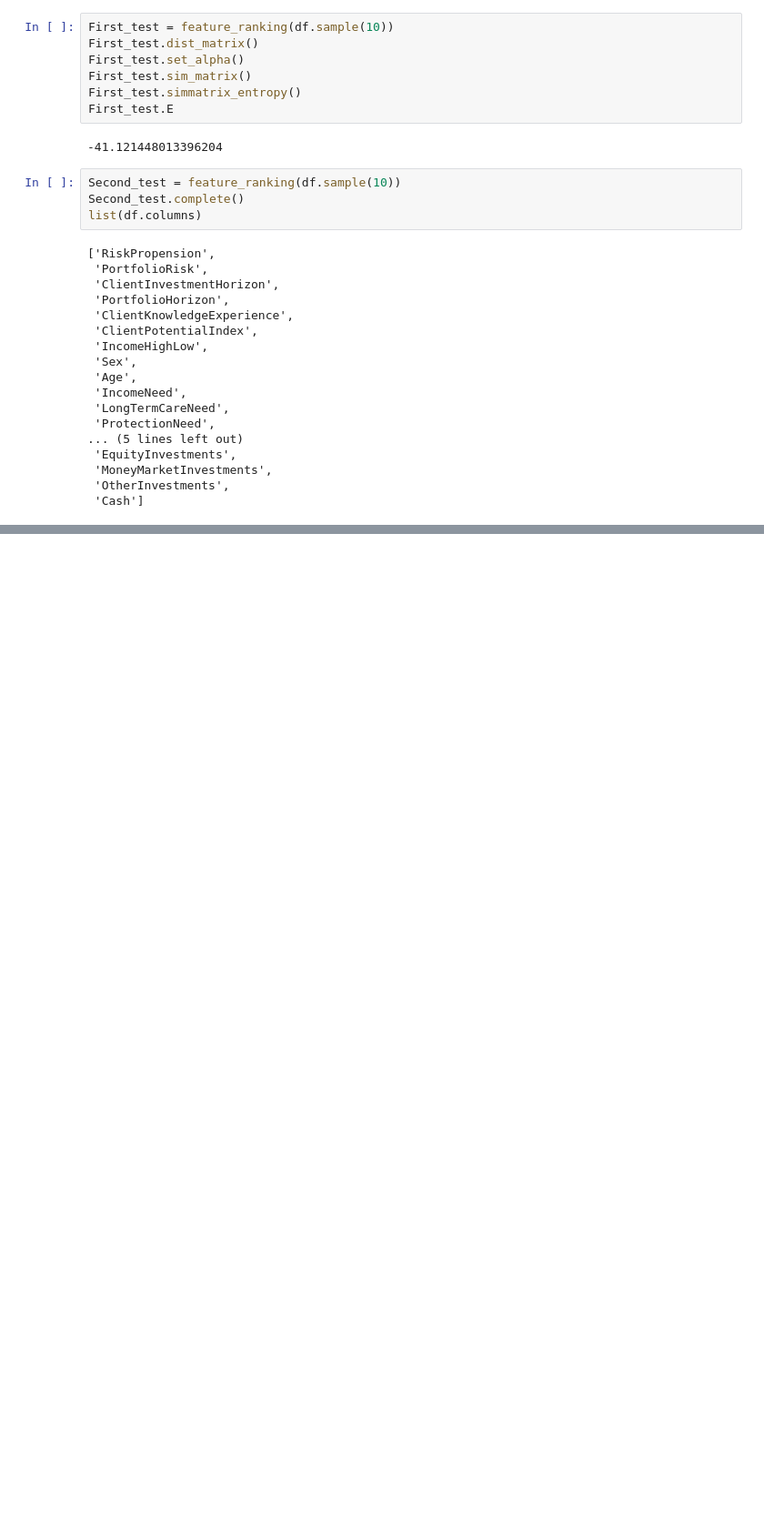
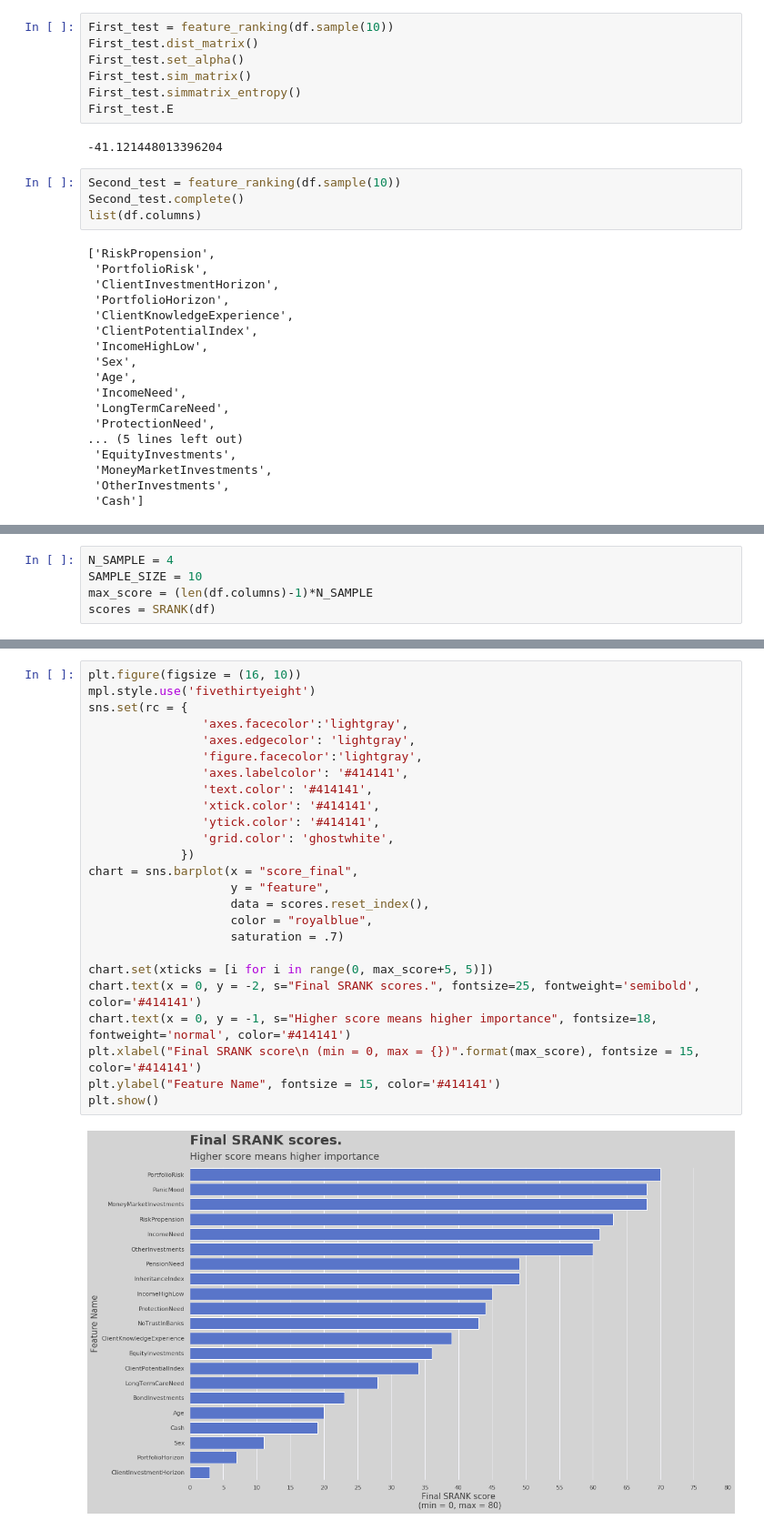
Before and after one commit to PietroBonardi/advise_only, a Jupyter notebook: class_scripts/test.ipynb, the cells around one changed output, grey strips where cells are left out. Shown: that part at 91% size. Drawn from its saved outputs; the diff is of its cells as text; blank space fills up the shorter version.

```diff
--- a/class_scripts/test.ipynb
+++ b/class_scripts/test.ipynb
@@ -194,0 +197,5 @@ SRANK(df)
+# %%
+N_SAMPLE = 4
+SAMPLE_SIZE = 10
+max_score = (len(df.columns)-1)*N_SAMPLE
+scores = SRANK(df)
@@ -194,0 +220,27 @@ SRANK(df)
+# %%
+plt.figure(figsize = (16, 10))
+mpl.style.use('fivethirtyeight')
+sns.set(rc = {
+                'axes.facecolor':'lightgray',
+                'axes.edgecolor': 'lightgray',
+                'figure.facecolor':'lightgray',
+                'axes.labelcolor': '#414141',
+                'text.color': '#414141',
+                'xtick.color': '#414141',
+                'ytick.color': '#414141',
+                'grid.color': 'ghostwhite',
+             })
+chart = sns.barplot(x = "score_final",
+                    y = "feature",
+                    data = scores.reset_index(),
+                    color = "royalblue",
+                    saturation = .7)
+
+chart.set(xticks = [i for i in range(0, max_score+5, 5)])
+chart.text(x = 0, y = -2, s="Final SRANK scores.", fontsize=25, fontweight='semibold', color='#414141')
+chart.text(x = 0, y = -1, s="Higher score means higher importance", fontsize=18, fontweight='normal', color='#414141')
+plt.xlabel("Final SRANK score\n (min = 0, max = {})".format(max_score), fontsize = 15, color='#414141')
+plt.ylabel("Feature Name", fontsize = 15, color='#414141')
+plt.show()
+# %% [output]
+[figure, added]
```
Also changed, not shown: parts of 4 cells of this notebook, 3 other files.
